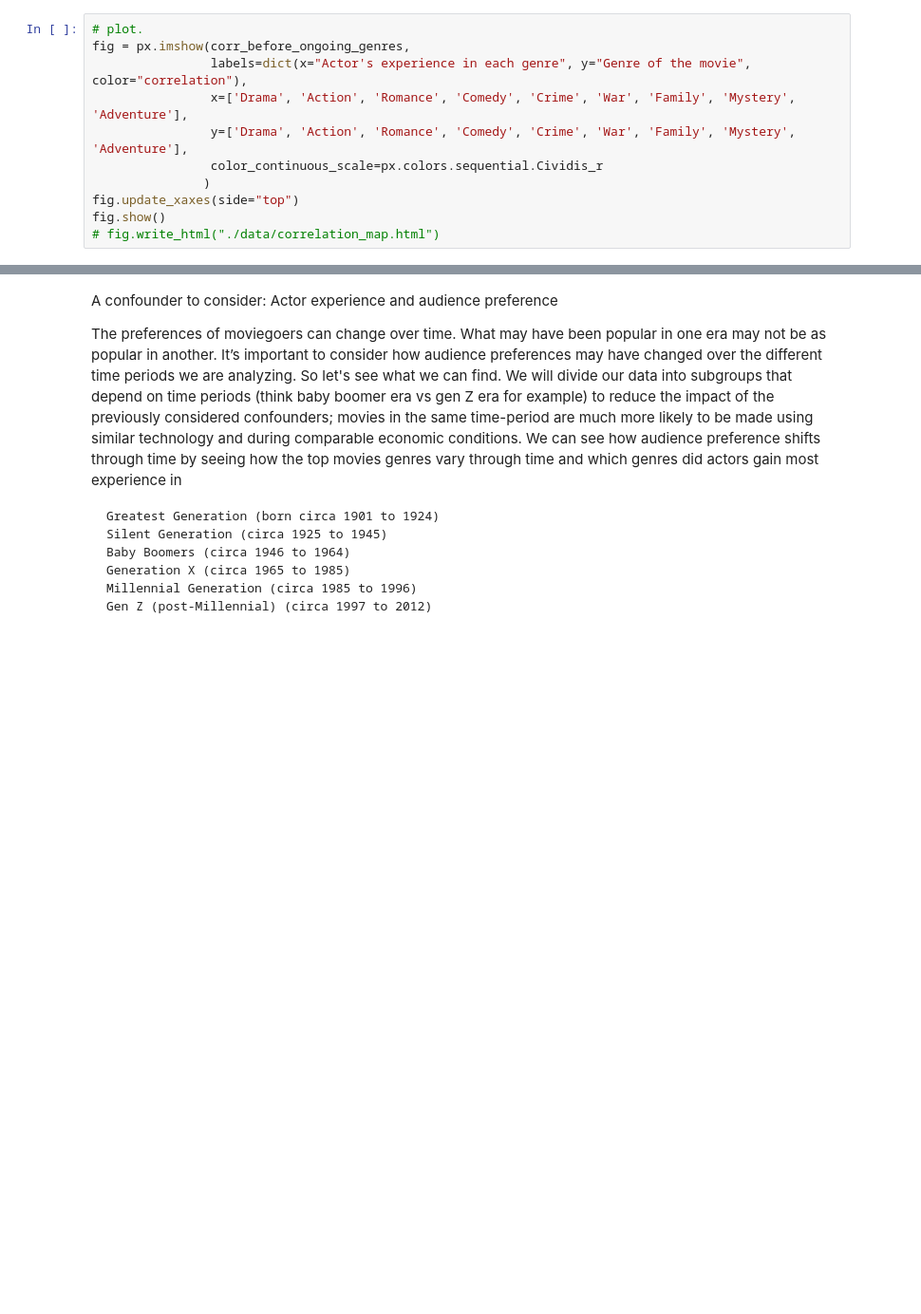
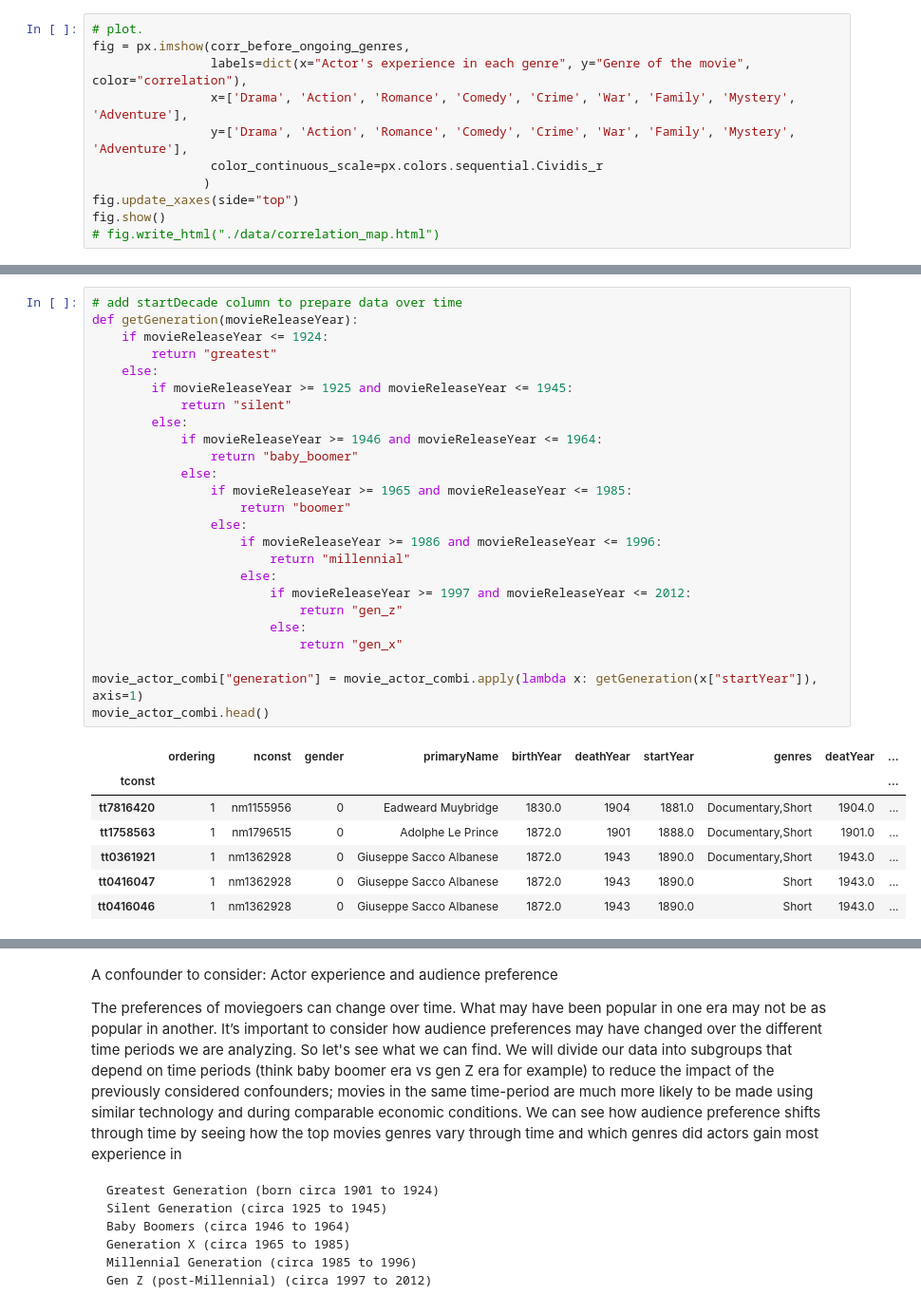
Before and after one commit to epfl-ada/ada-2022-project-jash, a Jupyter notebook: submission.ipynb, the cells around one changed output, grey strips where cells are left out. Shown at 95% size. Cells and saved outputs as stored; diff of their text form; blank space fills up the shorter version.

```diff
--- a/submission.ipynb
+++ b/submission.ipynb
@@ -298,0 +315,33 @@ fig.show()
+# %%
+# add startDecade column to prepare data over time
+def getGeneration(movieReleaseYear):
+    if movieReleaseYear <= 1924:
+        return "greatest"
+    else:
+        if movieReleaseYear >= 1925 and movieReleaseYear <= 1945:
+            return "silent"
+        else:
+            if movieReleaseYear >= 1946 and movieReleaseYear <= 1964:
+                return "baby_boomer"
+            else:
+                if movieReleaseYear >= 1965 and movieReleaseYear <= 1985:
+                    return "boomer"
+                else:
+                    if movieReleaseYear >= 1986 and movieReleaseYear <= 1996:
+                        return "millennial"
+                    else:
+                        if movieReleaseYear >= 1997 and movieReleaseYear <= 2012:
+                            return "gen_z"
+                        else:
+                            return "gen_x"
+
+movie_actor_combi["generation"] = movie_actor_combi.apply(lambda x: getGeneration(x["startYear"]), axis=1)
+movie_actor_combi.head()
+# %% [output]
+|  | ordering | nconst | gender | primaryName | birthYear | deathYear | startYear | genres | deatYear | ... |
+| tconst |  |  |  |  |  |  |  |  |  | ... |
+| tt7816420 | 1 | nm1155956 | 0 | Eadweard Muybridge | 1830.0 | 1904 | 1881.0 | Documentary,Short | 1904.0 | ... |
+| tt1758563 | 1 | nm1796515 | 0 | Adolphe Le Prince | 1872.0 | 1901 | 1888.0 | Documentary,Short | 1901.0 | ... |
+| tt0361921 | 1 | nm1362928 | 0 | Giuseppe Sacco Albanese | 1872.0 | 1943 | 1890.0 | Documentary,Short | 1943.0 | ... |
+| tt0416047 | 1 | nm1362928 | 0 | Giuseppe Sacco Albanese | 1872.0 | 1943 | 1890.0 | Short | 1943.0 | ... |
+| tt0416046 | 1 | nm1362928 | 0 | Giuseppe Sacco Albanese | 1872.0 | 1943 | 1890.0 | Short | 1943.0 | ... |
```
Also changed, not shown: parts of 13 cells of this notebook.
